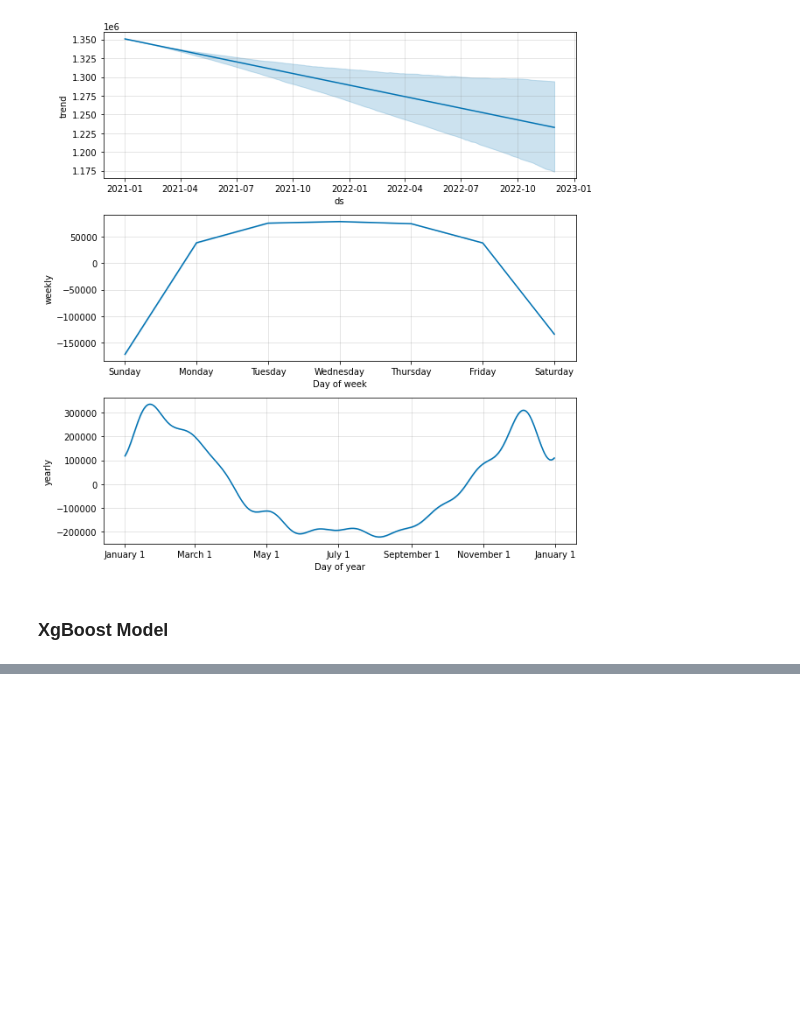
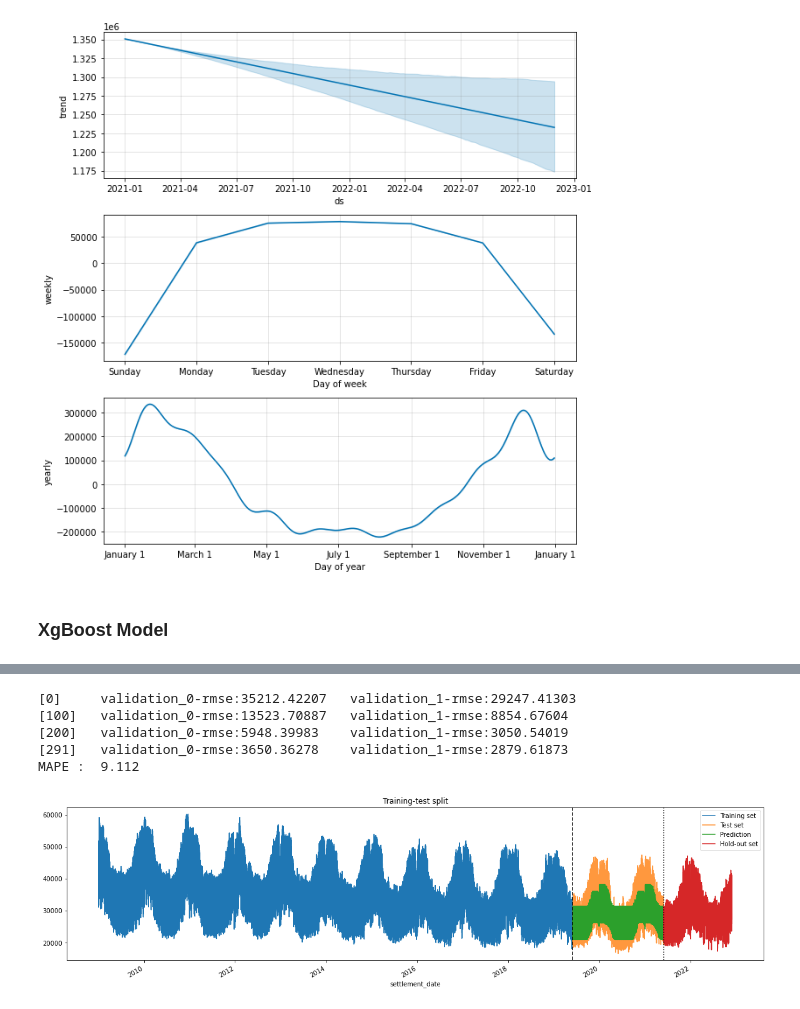
Before and after one commit to ameyak2310/EnergyDemandForecasting_TimeSeriesAnalysis, a Jupyter notebook: EnergyDemandForecast.ipynb, the cells around one changed output, grey strips where cells are left out. Drawn from its saved outputs; the diff is of its cells as text; code cells hidden in the pictures; blank space fills up the shorter version.

```diff
--- a/EnergyDemandForecast.ipynb
+++ b/EnergyDemandForecast.ipynb
@@ -793,0 +757,51 @@ _ = modelProphet.plot_components(data_pred.reset_index())
+# %%
+FEATURES = ['is_holiday', 'day_of_month', 'day_of_week', 'day_of_year', 'quarter', 'month', 'year', 'week_of_year', 'settlement_period',]
+TARGET   = ["tsd"]
+
+X_train = data_train[FEATURES]
+y_train = data_train[TARGET]
+
+X_test = data_test[FEATURES]
+y_test = data_test[TARGET]
+
+X_holdoff = data_holdoff[FEATURES]
+y_holdoff = data_holdoff[TARGET]
+# %%
+import xgboost as xgb
+reg_xgb = xgb.XGBRegressor(n_estimators=500,
+                           max_depth=3,
+                           learning_rate=0.01,
+                           early_stopping_rounds=50,
+                           n_jobs=-1
+                          )
+
+test = reg_xgb.fit(X_train,
+                   y_train,
+                   eval_set=[(X_train, y_train), (X_holdoff, y_holdoff)],
+                   verbose=100,
+                  )
+
+data_pred = reg_xgb.predict(X_test)
+
+# Comparison Plot
+fig, ax = plt.subplots(figsize=(20, 5))
+data_train["tsd"].plot(ax=ax, label="Training set")
+data_test["tsd"].plot(ax=ax, label="Test set", alpha=0.8)
+data_test['y_pred'].plot(ax=ax, label="Prediction")
+data_holdoff["tsd"].plot(ax=ax, label="Hold-out set")
+ax.axvline(threshold_date_1, color="k", ls="--")
+ax.axvline(threshold_date_2, color="k", ls=":")
+ax.set_title("Training-test split")
+plt.legend();
+
+# MAPE
+y_true, y_pred = np.array(data_test['tsd']), np.array(data_test['y_pred'])
+MAPE = np.mean(np.abs((y_true - y_pred) / y_true)) * 100
+print( 'MAPE : ', np.round( MAPE, 3))
+# %% [output]
+[0]     validation_0-rmse:35212.42207   validation_1-rmse:29247.41303
+[100]   validation_0-rmse:13523.70887   validation_1-rmse:8854.67604
+[200]   validation_0-rmse:5948.39983    validation_1-rmse:3050.54019
+[291]   validation_0-rmse:3650.36278    validation_1-rmse:2879.61873
+MAPE :  9.112
+[figure, added]
```
Also changed, not shown: parts of 5 cells of this notebook.
